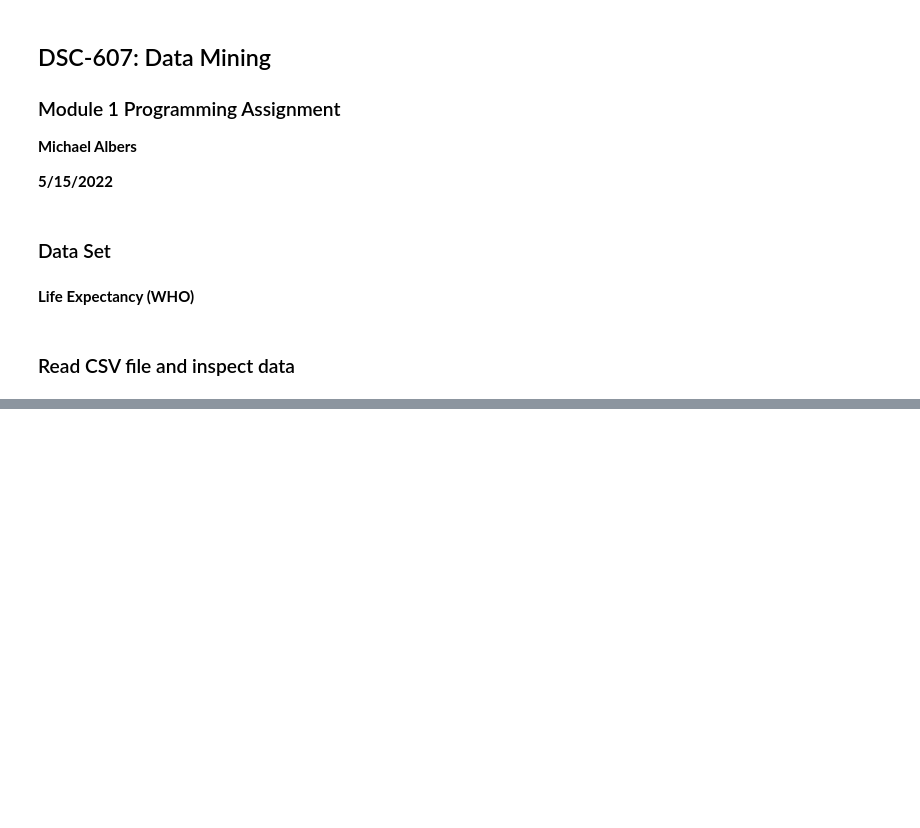
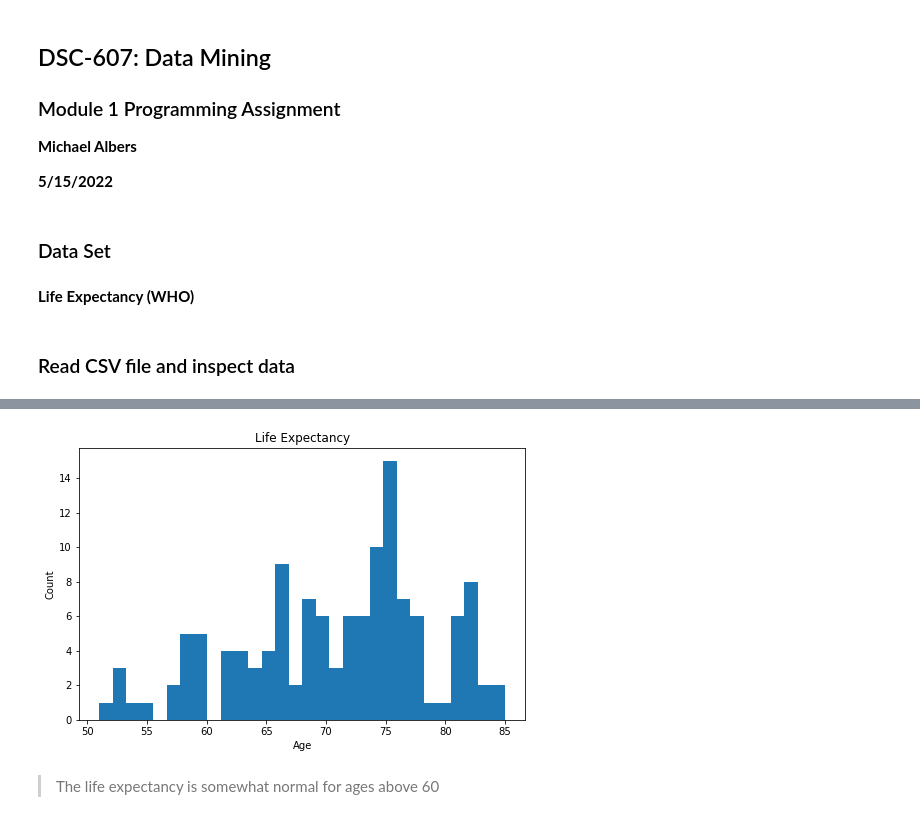
Before and after one commit to mwalbers1/DSC-607-Summer-2022, a Jupyter notebook: module-1-assignment.ipynb, the cells around one changed output, grey strips where cells are left out. Saved outputs shown, nothing was run; the diff lists cells and outputs as text; code cells hidden in the pictures; blank space fills up the shorter version.

Commit message:
feat: Add plots
Add regression model and plots for population and GDP

```diff
--- a/module-1-assignment.ipynb
+++ b/module-1-assignment.ipynb
@@ -38,0 +100,2 @@ life_exp_df['year'].value_counts()
+# %%
+life_exp_2015 = life_exp_df[life_exp_df['year']==2015]
@@ -38,0 +134,4 @@ life_exp_df['year'].value_counts()
+# %%
+life_exp_2015.drop('alcohol', axis=1, inplace=True)
+# %%
+life_exp_2015.drop('total_expenditure', axis=1, inplace=True)
@@ -38,0 +158,2 @@ life_exp_df['year'].value_counts()
+# %%
+life_exp_2015.dropna(inplace=True)
@@ -38,0 +176,11 @@ life_exp_df['year'].value_counts()
+# %%
+plt.figure(figsize=[8,5])
+plt.hist(data=life_exp_2015, x='life_expectancy', bins=30)
+plt.xlabel('Age')
+plt.ylabel('Count')
+plt.title("Life Expectancy")
+plt.show()
+# %% [output]
+[figure, added]
+# %% [markdown]
+> The life expectancy is somewhat normal for ages above 60
```
Also changed, not shown: parts of 39 cells of this notebook.
